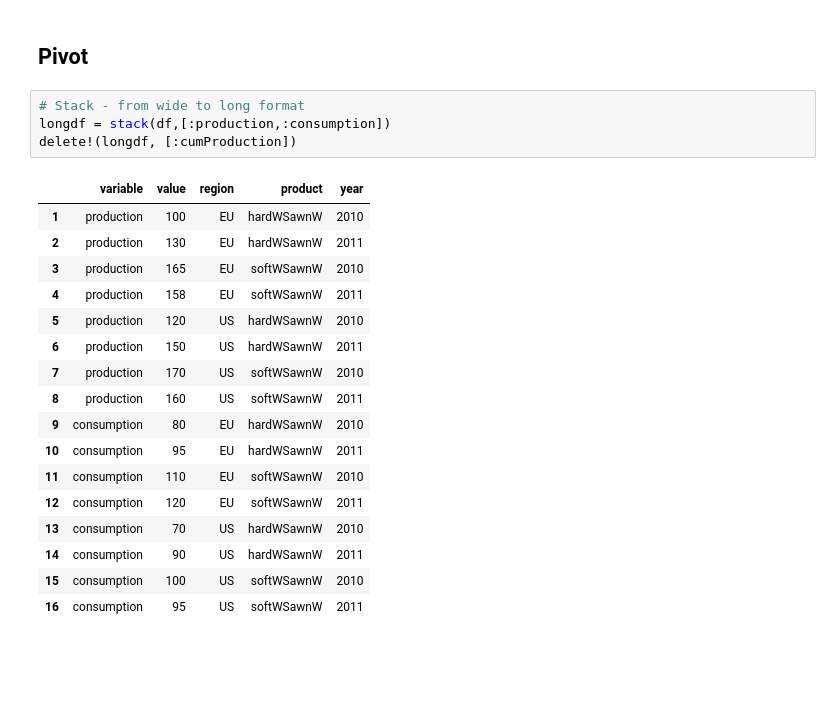
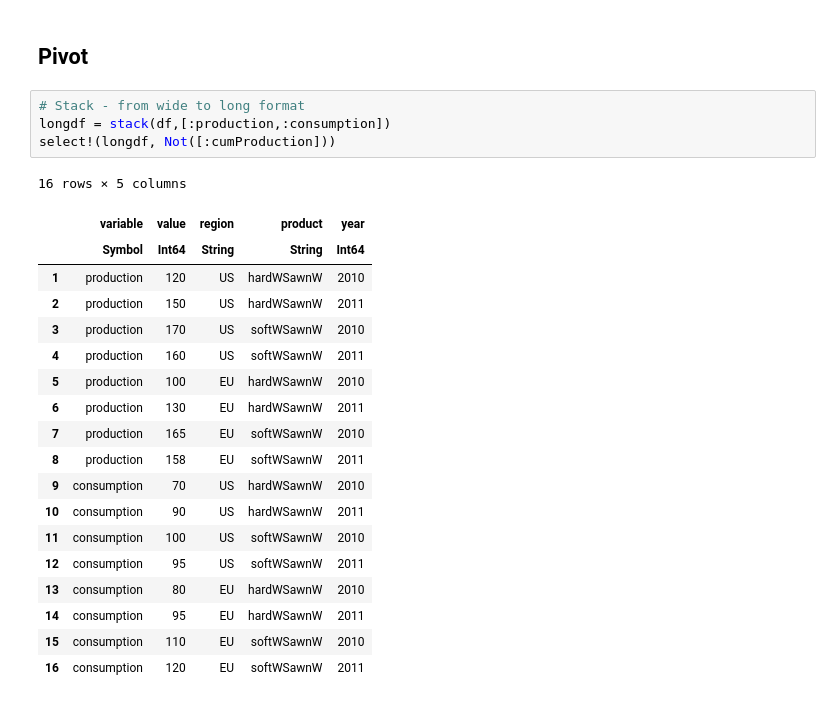
Before and after one commit to sylvaticus/juliatutorial, a Jupyter notebook: assets/Dataframes.ipynb, the cells around one changed output. Drawn from its saved outputs; the diff is of its cells as text; blank space fills up the shorter version.

Commit message:
Large update
Updated to new API of many packages, including JuMP, DataFrames, IndexedTables, CSV, PyCall...

```diff
--- a/assets/Dataframes.ipynb
+++ b/assets/Dataframes.ipynb
@@ -200,25 +183,27 @@ while loading In[20], in expression starting on line 2
 # %%
 # Stack - from wide to long format
 longdf = stack(df,[:production,:consumption])
-delete!(longdf, [:cumProduction])
+select!(longdf, Not([:cumProduction]))
 # %% [output]
+16 rows × 5 columns
 |  | variable | value | region | product | year |
-| 1 | production | 100 | EU | hardWSawnW | 2010 |
-| 2 | production | 130 | EU | hardWSawnW | 2011 |
-| 3 | production | 165 | EU | softWSawnW | 2010 |
-| 4 | production | 158 | EU | softWSawnW | 2011 |
-| 5 | production | 120 | US | hardWSawnW | 2010 |
-| 6 | production | 150 | US | hardWSawnW | 2011 |
-| 7 | production | 170 | US | softWSawnW | 2010 |
-| 8 | production | 160 | US | softWSawnW | 2011 |
-| 9 | consumption | 80 | EU | hardWSawnW | 2010 |
-| 10 | consumption | 95 | EU | hardWSawnW | 2011 |
-| 11 | consumption | 110 | EU | softWSawnW | 2010 |
-| 12 | consumption | 120 | EU | softWSawnW | 2011 |
-| 13 | consumption | 70 | US | hardWSawnW | 2010 |
-| 14 | consumption | 90 | US | hardWSawnW | 2011 |
-| 15 | consumption | 100 | US | softWSawnW | 2010 |
-| 16 | consumption | 95 | US | softWSawnW | 2011 |
+|  | Symbol | Int64 | String | String | Int64 |
+| 1 | production | 120 | US | hardWSawnW | 2010 |
+| 2 | production | 150 | US | hardWSawnW | 2011 |
+| 3 | production | 170 | US | softWSawnW | 2010 |
+| 4 | production | 160 | US | softWSawnW | 2011 |
+| 5 | production | 100 | EU | hardWSawnW | 2010 |
+| 6 | production | 130 | EU | hardWSawnW | 2011 |
+| 7 | production | 165 | EU | softWSawnW | 2010 |
+| 8 | production | 158 | EU | softWSawnW | 2011 |
+| 9 | consumption | 70 | US | hardWSawnW | 2010 |
+| 10 | consumption | 90 | US | hardWSawnW | 2011 |
+| 11 | consumption | 100 | US | softWSawnW | 2010 |
+| 12 | consumption | 95 | US | softWSawnW | 2011 |
+| 13 | consumption | 80 | EU | hardWSawnW | 2010 |
+| 14 | consumption | 95 | EU | hardWSawnW | 2011 |
+| 15 | consumption | 110 | EU | softWSawnW | 2010 |
+| 16 | consumption | 120 | EU | softWSawnW | 2011 |
 # %%
 # Unstack - from long to wide format
 #`widedf = unstack(longdf, :id, :variable, :value)`
```
Also changed, not shown: parts of 18 cells of this notebook, 18 other files.
